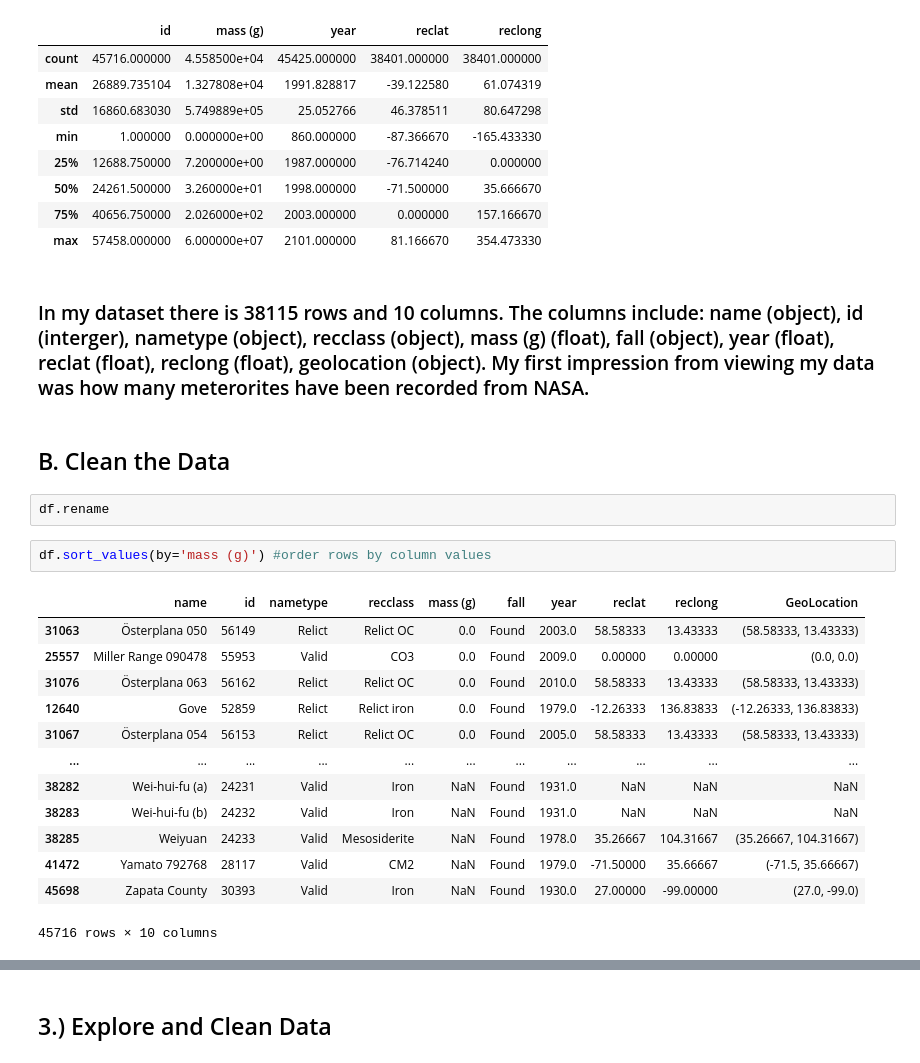
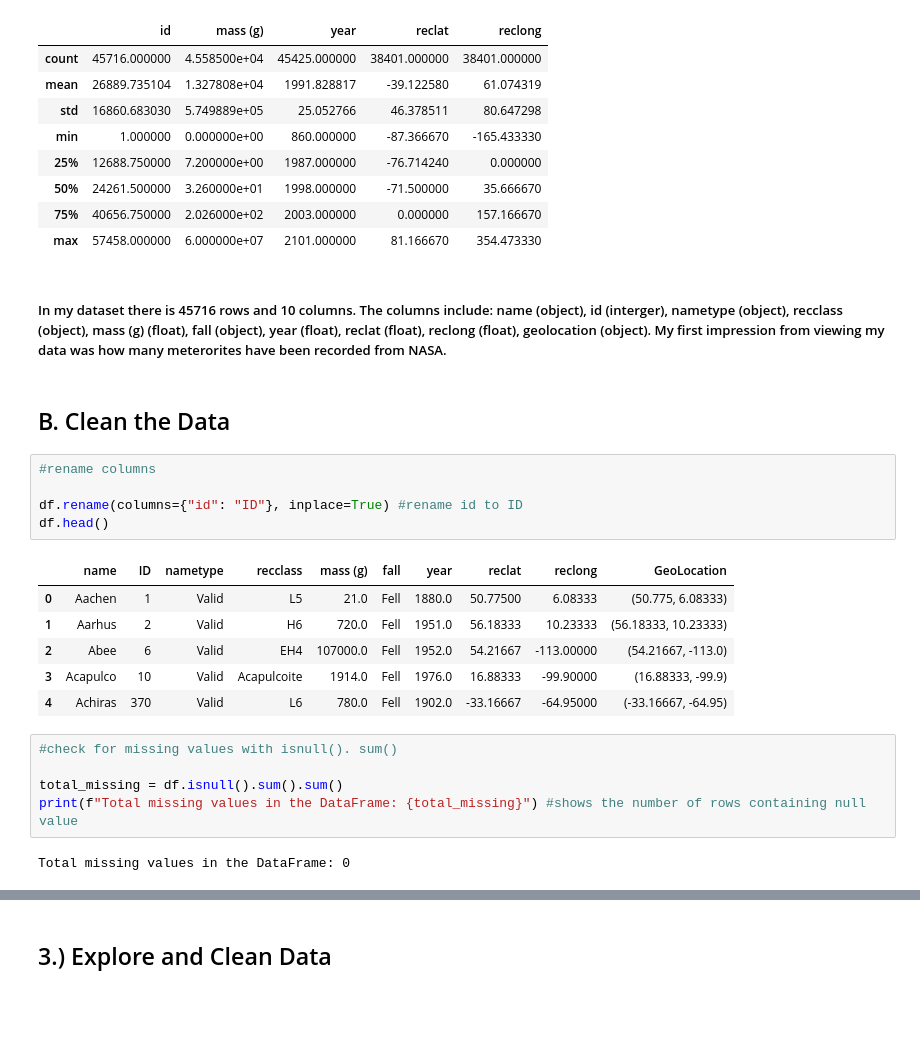
Before and after one commit to dkdukes5/IA-340, a Jupyter notebook: Lab-2.ipynb, the cells around one changed output, grey strips where cells are left out. Cells and saved outputs as stored; diff of their text form; blank space fills up the shorter version.

```diff
--- a/Lab-2.ipynb
+++ b/Lab-2.ipynb
@@ -56,24 +49,25 @@ df.describe() #gives you a statitical summary
 | 75% | 40656.750000 | 2.026000e+02 | 2003.000000 | 0.000000 | 157.166670 |
 | max | 57458.000000 | 6.000000e+07 | 2101.000000 | 81.166670 | 354.473330 |
 # %% [markdown]
-### In my dataset there is 38115 rows and 10 columns. The columns include: name (object), id (interger), nametype (object), recclass (object), mass (g) (float), fall (object), year (float), reclat (float), reclong (float), geolocation (object). My first impression from viewing my data was how many meterorites have been recorded from NASA.
+##### In my dataset there is 45716 rows and 10 columns. The columns include: name (object), id (interger), nametype (object), recclass (object), mass (g) (float), fall (object), year (float), reclat (float), reclong (float), geolocation (object). My first impression from viewing my data was how many meterorites have been recorded from NASA.
 # %% [markdown]
 ## B. Clean the Data
 # %%
-df.rename
+#rename columns
+
+df.rename(columns={"id": "ID"}, inplace=True) #rename id to ID
+df.head()
+# %% [output]
+|  | name | ID | nametype | recclass | mass (g) | fall | year | reclat | reclong | GeoLocation |
+| 0 | Aachen | 1 | Valid | L5 | 21.0 | Fell | 1880.0 | 50.77500 | 6.08333 | (50.775, 6.08333) |
+| 1 | Aarhus | 2 | Valid | H6 | 720.0 | Fell | 1951.0 | 56.18333 | 10.23333 | (56.18333, 10.23333) |
+| 2 | Abee | 6 | Valid | EH4 | 107000.0 | Fell | 1952.0 | 54.21667 | -113.00000 | (54.21667, -113.0) |
+| 3 | Acapulco | 10 | Valid | Acapulcoite | 1914.0 | Fell | 1976.0 | 16.88333 | -99.90000 | (16.88333, -99.9) |
+| 4 | Achiras | 370 | Valid | L6 | 780.0 | Fell | 1902.0 | -33.16667 | -64.95000 | (-33.16667, -64.95) |
-# %%
-df.sort_values(by='mass (g)') #order rows by column values
-# %% [output]
-|  | name | id | nametype | recclass | mass (g) | fall | year | reclat | reclong | GeoLocation |
-| 31063 | Österplana 050 | 56149 | Relict | Relict OC | 0.0 | Found | 2003.0 | 58.58333 | 13.43333 | (58.58333, 13.43333) |
-| 25557 | Miller Range 090478 | 55953 | Valid | CO3 | 0.0 | Found | 2009.0 | 0.00000 | 0.00000 | (0.0, 0.0) |
-| 31076 | Österplana 063 | 56162 | Relict | Relict OC | 0.0 | Found | 2010.0 | 58.58333 | 13.43333 | (58.58333, 13.43333) |
-| 12640 | Gove | 52859 | Relict | Relict iron | 0.0 | Found | 1979.0 | -12.26333 | 136.83833 | (-12.26333, 136.83833) |
-| 31067 | Österplana 054 | 56153 | Relict | Relict OC | 0.0 | Found | 2005.0 | 58.58333 | 13.43333 | (58.58333, 13.43333) |
-| ... | ... | ... | ... | ... | ... | ... | ... | ... | ... | ... |
-| 38282 | Wei-hui-fu (a) | 24231 | Valid | Iron | NaN | Found | 1931.0 | NaN | NaN | NaN |
-| 38283 | Wei-hui-fu (b) | 24232 | Valid | Iron | NaN | Found | 1931.0 | NaN | NaN | NaN |
-| 38285 | Weiyuan | 24233 | Valid | Mesosiderite | NaN | Found | 1978.0 | 35.26667 | 104.31667 | (35.26667, 104.31667) |
-| 41472 | Yamato 792768 | 28117 | Valid | CM2 | NaN | Found | 1979.0 | -71.50000 | 35.66667 | (-71.5, 35.66667) |
-| 45698 | Zapata County | 30393 | Valid | Iron | NaN | Found | 1930.0 | 27.00000 | -99.00000 | (27.0, -99.0) |
-45716 rows × 10 columns
+# %%
+#check for missing values with isnull(). sum()
+
+total_missing = df.isnull().sum().sum()
+print(f"Total missing values in the DataFrame: {total_missing}") #shows the number of rows containing null value
+# %% [output]
+Total missing values in the DataFrame: 0
```
Also changed, not shown: parts of 17 cells of this notebook.
